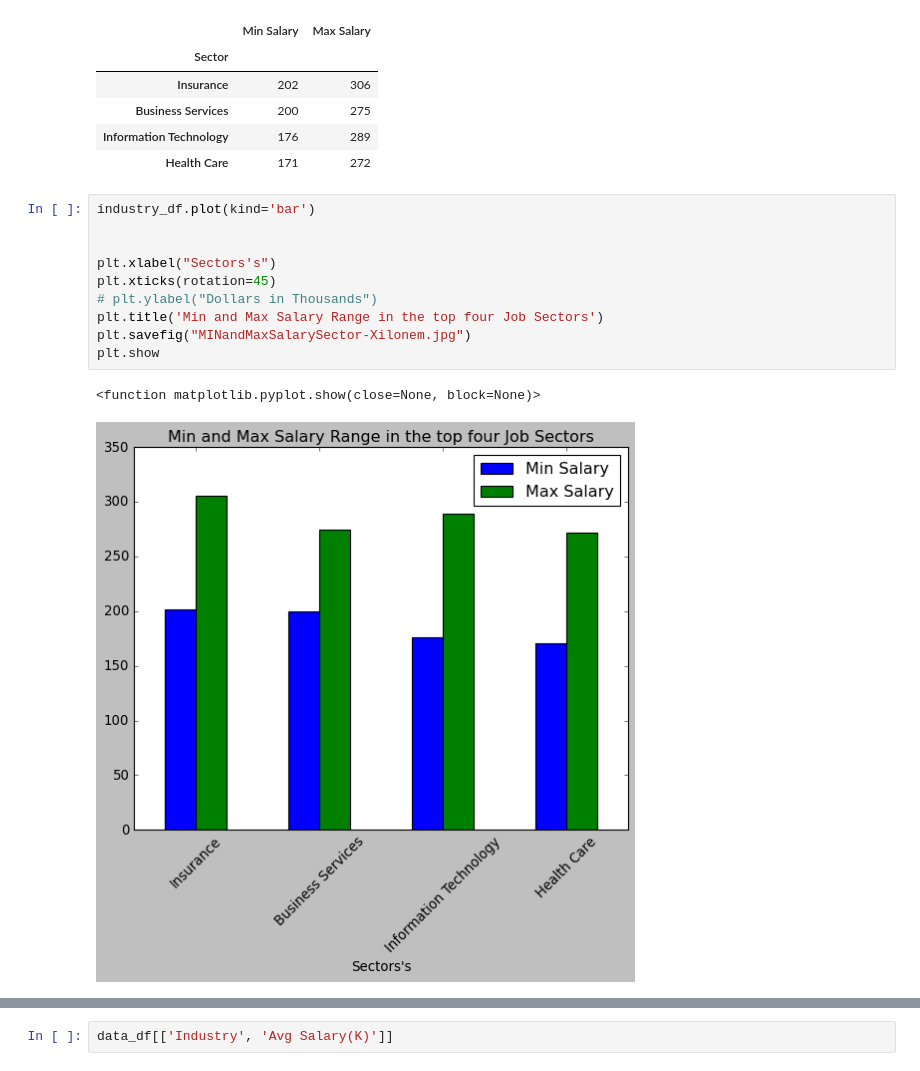
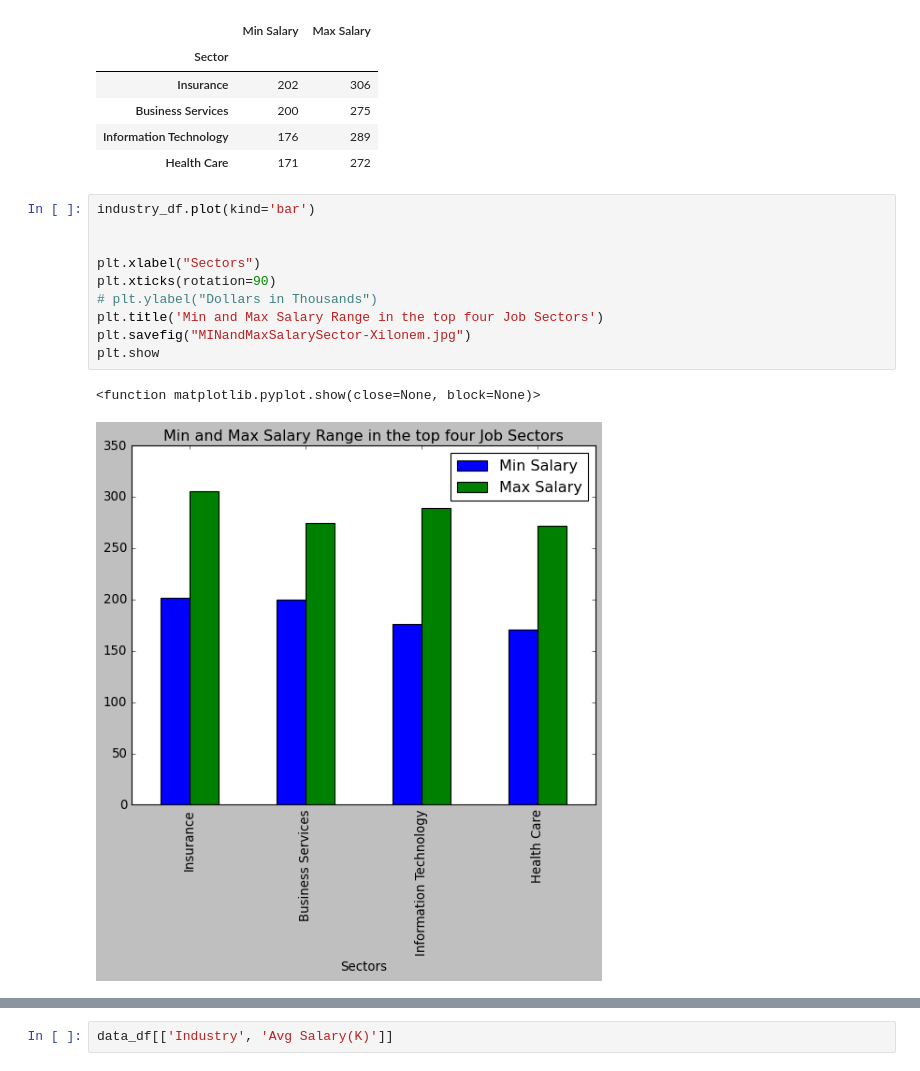
Before and after one commit to xilo94/project_1, a Jupyter notebook: data_cleaned_xilonem.ipynb, the cells around one changed output, grey strips where cells are left out. Drawn from its saved outputs; the diff is of its cells as text.

```diff
--- a/data_cleaned_xilonem.ipynb
+++ b/data_cleaned_xilonem.ipynb
@@ -115,16 +115,16 @@ industry_df
 # %%
 industry_df.plot(kind='bar')
 
 
-plt.xlabel("Sectors's")
-plt.xticks(rotation=45)
+plt.xlabel("Sectors")
+plt.xticks(rotation=90)
 # plt.ylabel("Dollars in Thousands")
 plt.title('Min and Max Salary Range in the top four Job Sectors')
 plt.savefig("MINandMaxSalarySector-Xilonem.jpg")
 plt.show
 # %% [output]
 <function matplotlib.pyplot.show(close=None, block=None)>
-[figure, old version]
+[figure, new version]
 # %%
 avg_df = data_df.groupby(['Industry'])['Avg Salary(K)'].mean().sort_values(ascending=False).head(10)
 
```
Also changed, not shown: parts of 2 cells of this notebook, 7 other files.
